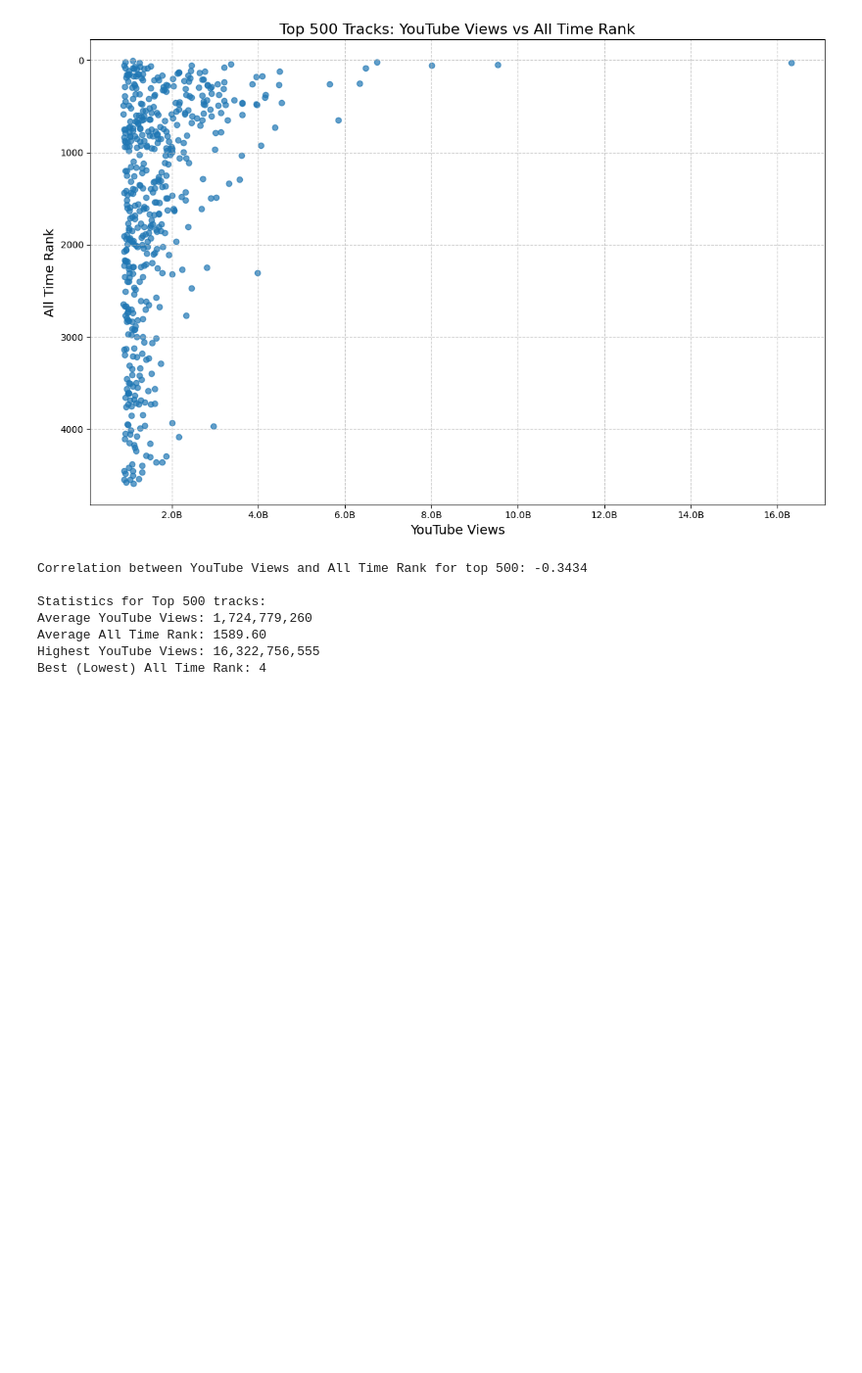
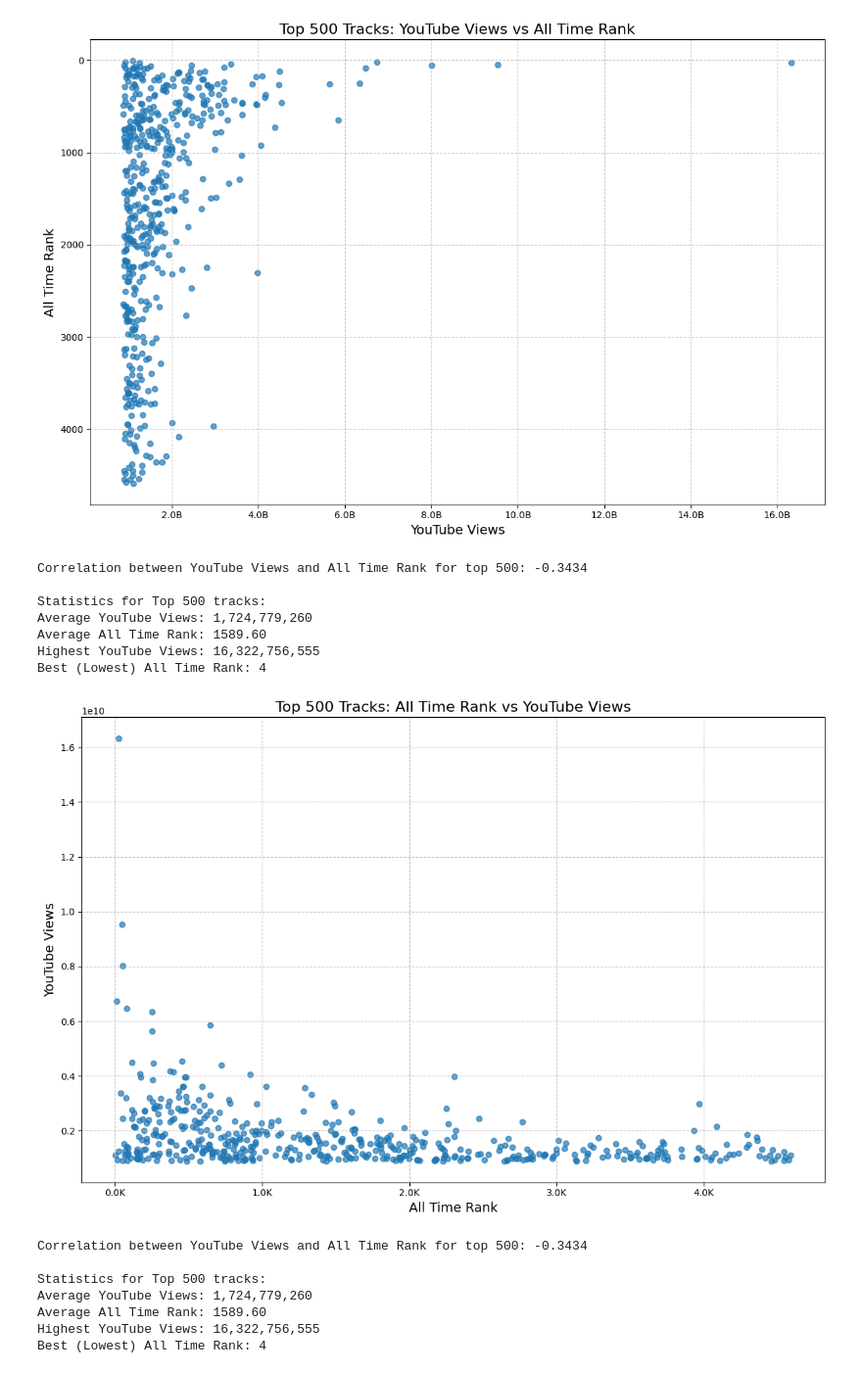
Before and after one commit to qstibbins/project-1, a Jupyter notebook: youtube_data.ipynb, the cells around one changed output. Shown at 98% size. Drawn from its saved outputs; the diff is of its cells as text; code cells hidden in the pictures; blank space fills up the shorter version.

```diff
--- a/youtube_data.ipynb
+++ b/youtube_data.ipynb
@@ -272,3 +311,58 @@ Average YouTube Views: 1,724,779,260
 Average All Time Rank: 1589.60
 Highest YouTube Views: 16,322,756,555
 Best (Lowest) All Time Rank: 4
+# %%
+# Sort the dataframe by TikTok Views in descending order and take the top 500
+top_500 = youtube_views_data_clean.sort_values('YouTube Views', ascending=False).head(500)
+
+def format_ticks(x, pos):
+    if x >= 1e9:
+        return f'{x/1e9:.1f}B'
+    elif x >= 1e6:
+        return f'{x/1e6:.1f}M'
+    else:
+        return f'{x/1e3:.1f}K'
+
+# Create the scatter plot
+plt.figure(figsize=(12, 8))
+plt.scatter(top_500['All Time Rank'],
+            top_500['YouTube Views'],
+            alpha=0.7)
+
+# Set labels and title
+plt.xlabel('All Time Rank', fontsize=14)
+plt.ylabel('YouTube Views', fontsize=14)
+plt.title('Top 500 Tracks: All Time Rank vs YouTube Views', fontsize=16)
+
+# Format x-axis ticks
+plt.gca().xaxis.set_major_formatter(ticker.FuncFormatter(format_ticks))
+
+
+# Add a grid for better readability
+plt.grid(True, linestyle='--', alpha=0.7)
+
+# Tight layout to use space efficiently
+plt.tight_layout()
+
+# Show the plot
+plt.show()
+
+# Calculate and print the correlation for the top 500
+correlation = top_500['All Time Rank'].corr(top_500['YouTube Views'])
+print(f"Correlation between YouTube Views and All Time Rank for top 500: {correlation:.4f}")
+
+# Print some statistics
+print("\nStatistics for Top 500 tracks:")
+print(f"Average YouTube Views: {top_500['YouTube Views'].mean():,.0f}")
+print(f"Average All Time Rank: {top_500['All Time Rank'].mean():.2f}")
+print(f"Highest YouTube Views: {top_500['YouTube Views'].max():,.0f}")
+print(f"Best (Lowest) All Time Rank: {top_500['All Time Rank'].min():.0f}")
+# %% [output]
+[figure, added]
+Correlation between YouTube Views and All Time Rank for top 500: -0.3434
+
+Statistics for Top 500 tracks:
+Average YouTube Views: 1,724,779,260
+Average All Time Rank: 1589.60
+Highest YouTube Views: 16,322,756,555
+Best (Lowest) All Time Rank: 4
```
Also changed, not shown: parts of 3 cells of this notebook.
